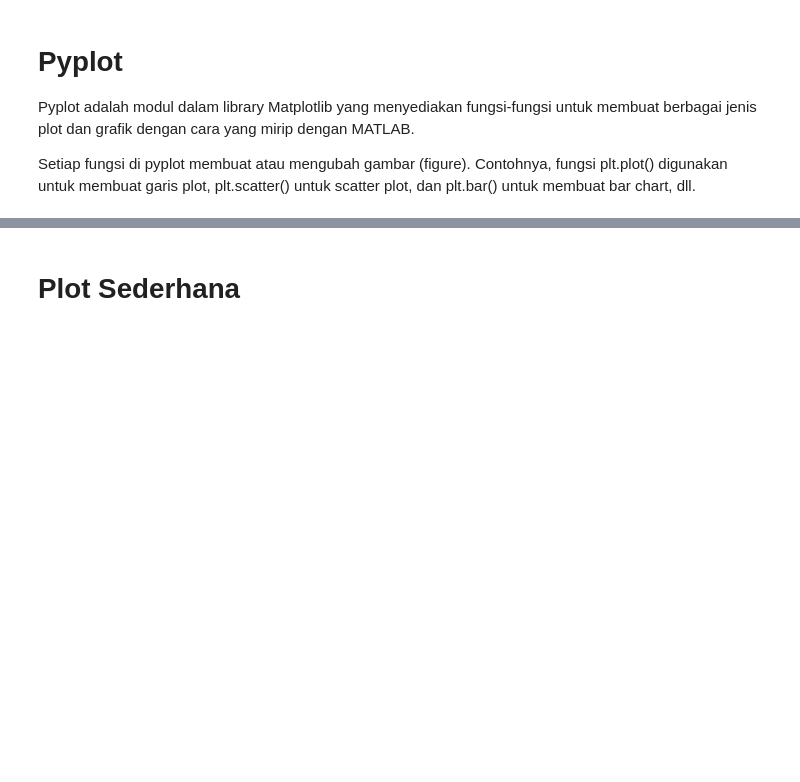
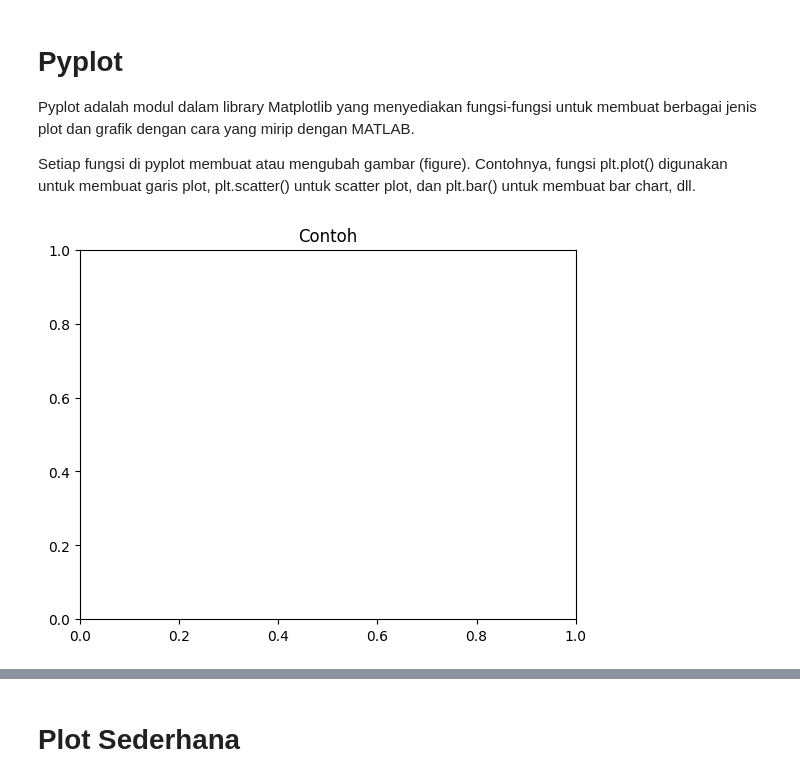
Before and after one commit to IdhamAbidinKaisilay/BelajarDataAnalyst, a Jupyter notebook: Pyplot_dan_Dasar_Plot.ipynb, the cells around one changed output, grey strips where cells are left out. Saved outputs shown, nothing was run; the diff lists cells and outputs as text; code cells hidden in the pictures; blank space fills up the shorter version.

```diff
--- a/Pyplot_dan_Dasar_Plot.ipynb
+++ b/Pyplot_dan_Dasar_Plot.ipynb
@@ -7,0 +10,5 @@ Setiap fungsi di pyplot membuat atau mengubah gambar (figure). Contohnya, fungsi
+# %%
+plt.title('Contoh')
+plt.show()
+# %% [output]
+[figure, added]
```
Also changed, not shown: parts of 2 cells of this notebook.
